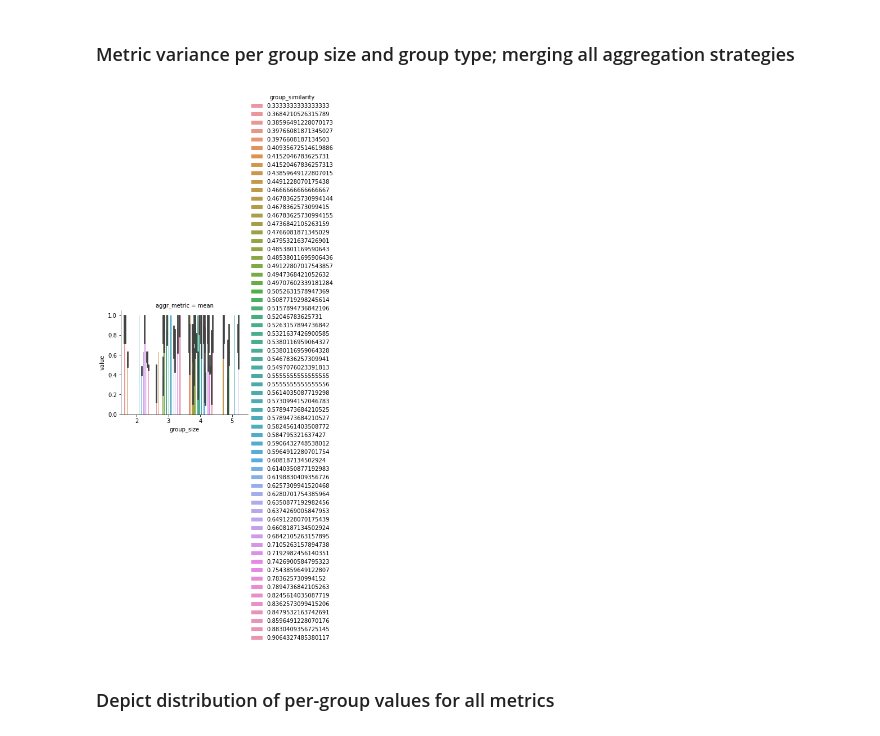
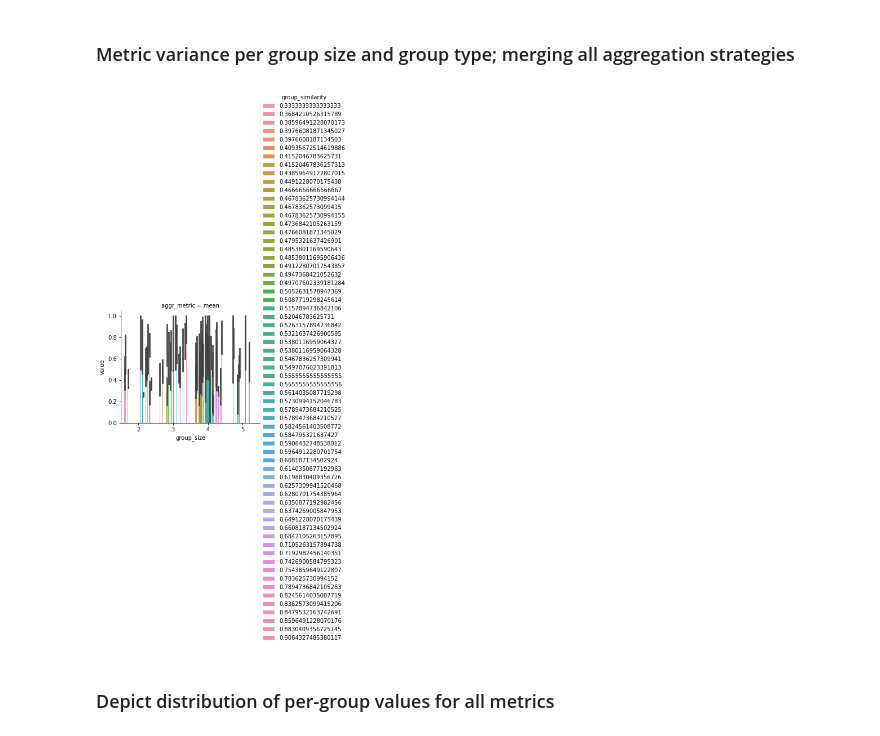
Before and after one commit to barnap/group-recommenders-offline-evaluation, a Jupyter notebook: grs_evaluation_final.ipynb, the cells around one changed output. Drawn from its saved outputs; the diff is of its cells as text; code cells hidden in the pictures.

```diff
--- a/grs_evaluation_final.ipynb
+++ b/grs_evaluation_final.ipynb
@@ -177,32 +31,0 @@ def calculate_inverse_propensity_score(ratings_df, train_df, propensity_gama):
-# %%
-#pre-processing for inverse propensity weighting
-#Calculating  per-user fixed term of 1/\sum_{i \in R_u}(1/P_{u,i}),
-#    where R_u is a list of items known by user u and P_{u,i} is their propensity score
-def calculate_inverse_propensity_score_user_normalization(propensity_per_item, test_df):
-    inverse_propensity = 1/propensity_per_item
-
-    local_df = test_df.copy()
-    local_df = local_df.join(inverse_propensity, on="item")
-
-    per_user_normalization_term = 1/local_df.groupby("user")["propensity_score"].sum()
-
-    return per_user_normalization_term
-# %%
-# Creating per_user_group_choices for evaluation (baseline) for tourism dataset
-def create_per_user_group_choices(gr_composition, gr_choices):
-    per_user_group_choices = pd.DataFrame(columns = ["user", "item", "rank"])
-    for group_id in gr_composition:
-        group = gr_composition[group_id]
-        for member_id in group['group_members']:
-            first_choice = gr_choices.loc[(gr_choices['group_id'] == group_id) &
-                                          (gr_choices['rank'] == 1)]['item'].values[0]
-            second_choice = gr_choices.loc[(gr_choices['group_id'] == group_id) &
-                                          (gr_choices['rank'] == 2)]['item'].values[0]
-            new_row1 = pd.DataFrame([[member_id, first_choice, 1]],
-                                       columns = ["user", "item", "rank"])
-            new_row2 = pd.DataFrame([[member_id, second_choice, 2]],
-                                       columns = ["user", "item", "rank"])
-            per_user_group_choices = pd.concat([per_user_group_choices, new_row1, new_row2],
-                                               axis=0, ignore_index=True)
-
-    return per_user_group_choices
@@ -261,6 +34,9 @@ def evaluate_group_recommendations_forall_groups(
 # %%
 import pickle
 import os
+from individual_rs.individual_rs import IndividualRS
+from utils.utility_functions import create_per_user_group_choices
+
 import warnings
 warnings.filterwarnings('ignore')
 # General pipeline
@@ -299,7 +75,7 @@ if group_types == "SYNTHETIC":
 
         print(datetime.now(), "Train individual RS and get predictions")
         # train individual rs and get predictions
-        test_pred_df = train_individual_rs_and_get_predictions(train_df, test_pred_df)
+        test_pred_df = IndividualRS.train_individual_rs_and_get_predictions(train_df, test_pred_df)
 
         #correction for train set records (assuming repeated recommendations provide no value, therefore predicted_rating=0)
         train_set_pairs = train_set_pairs.intersection(set(all_ui_values))
@@ -327,4 +103,6 @@ else:
     if not os.path.exists(path_to_fold):
         os.mkdir(path_to_fold)
     pickle.dump(user_choices, open(path_to_fold+"/test_df.pkl", "wb"))
+
+print(datetime.now(), "Done!")
 # %% [output]
@@ -595,12 +382,12 @@ g = sns.catplot(data=eval_df_with_group_info, row="metric", col="aggr_metric",
 # %% [markdown]
 ### Metric variance per group size and group type; merging all aggregation strategies
 # %%
-metric = "DFH"
+metric = "NDCG"
 g = sns.catplot(data=eval_df_with_group_info.loc[eval_df_with_group_info.metric==metric], hue="group_similarity", col="aggr_metric",
                    x="group_size", y="value", sharex=False, sharey="row",
                    kind="bar",  height=3.5, aspect=1.2)
 # %% [output]
-[figure, old version]
+[figure, new version]
 # %% [markdown]
 ### Depict distribution of per-group values for all metrics
 # %%
```
Also changed, not shown: parts of 16 cells of this notebook.
